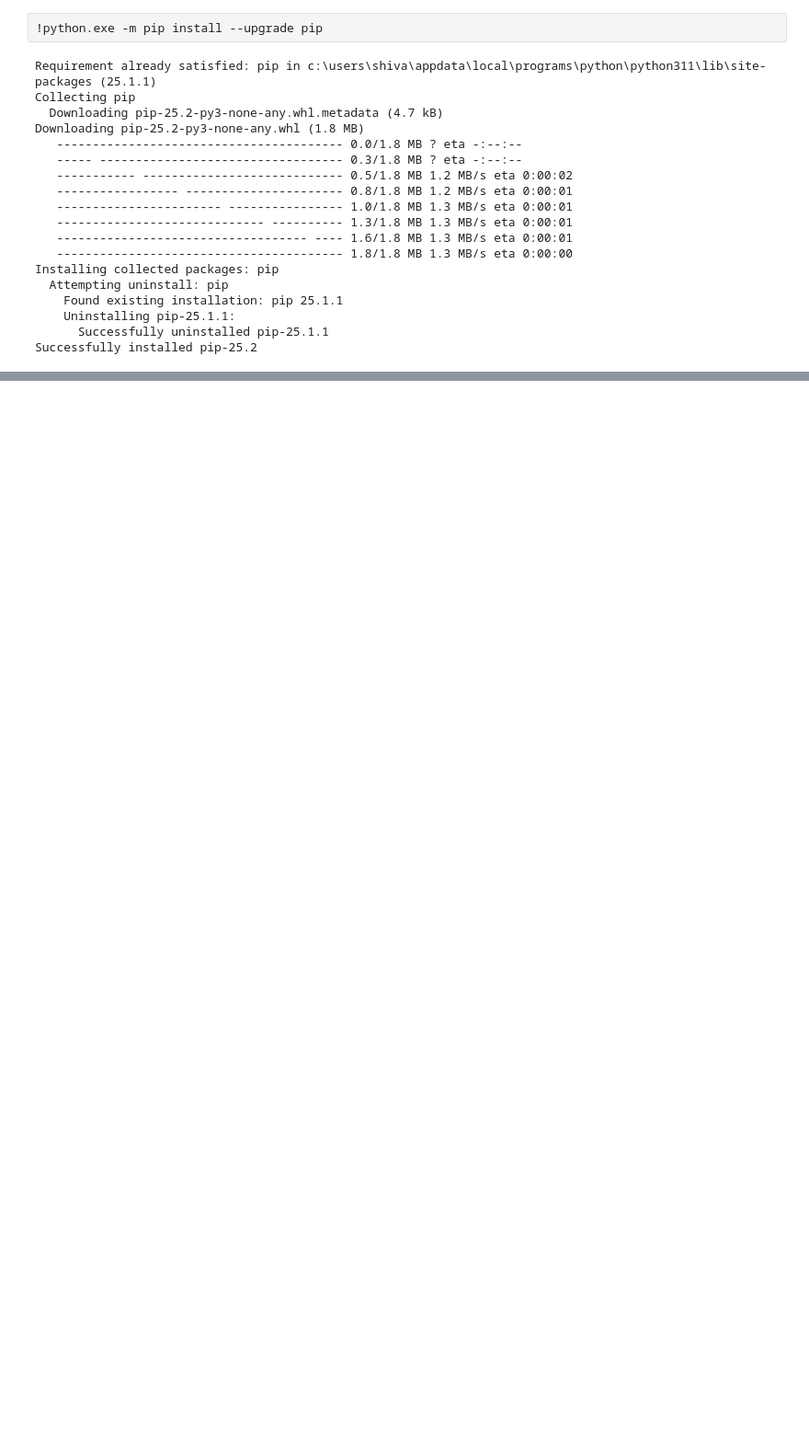
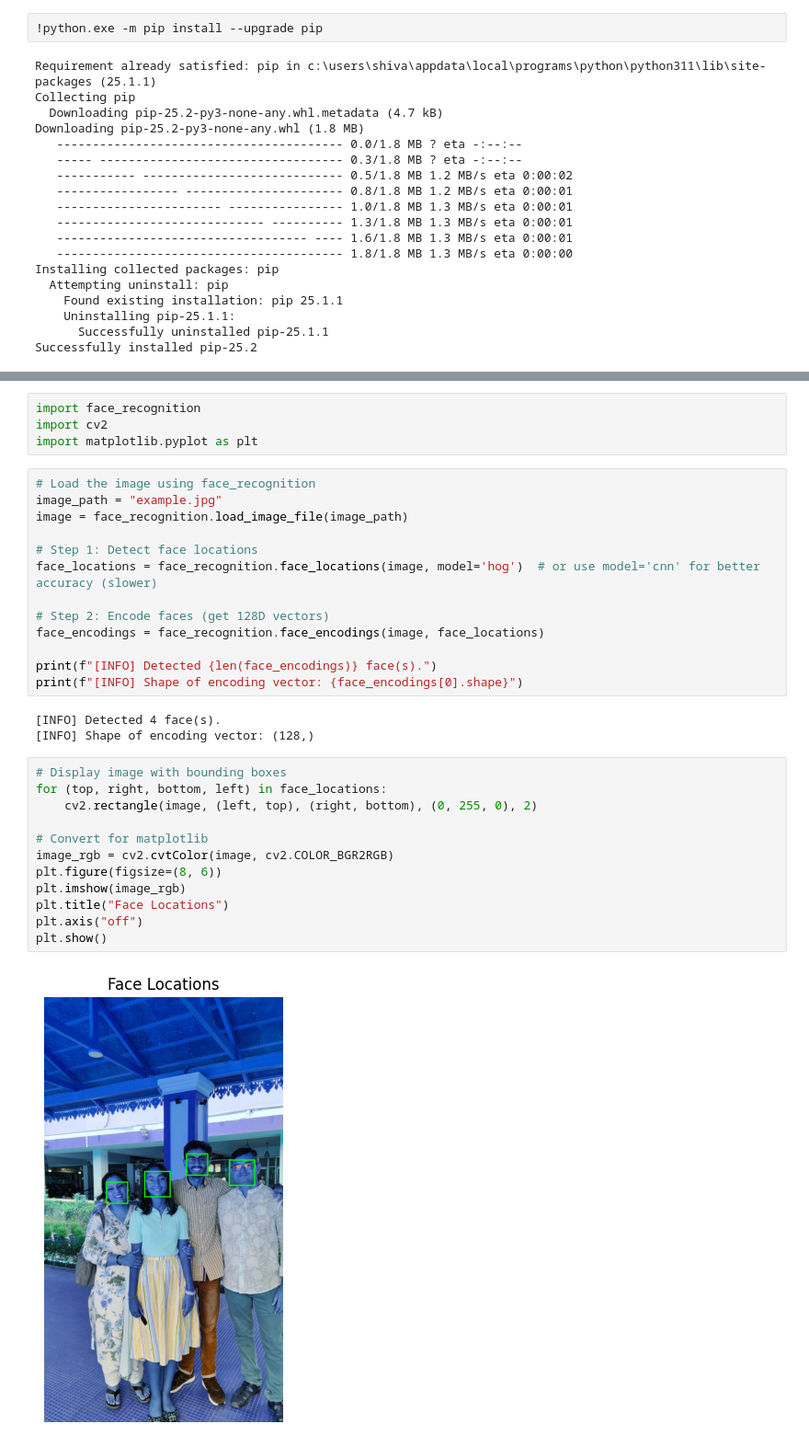
Before and after one commit to ShivamKJ1/Face-Recognition-System, a Jupyter notebook: F1.ipynb, the cells around one changed output, grey strips where cells are left out. Shown at 92% size. Drawn from its saved outputs; the diff is of its cells as text; blank space fills up the shorter version.

```diff
--- a/F1.ipynb
+++ b/F1.ipynb
@@ -32,0 +137,34 @@ Successfully installed pip-25.2
+# %%
+import face_recognition
+import cv2
+import matplotlib.pyplot as plt
+# %%
+# Load the image using face_recognition
+image_path = "example.jpg"
+image = face_recognition.load_image_file(image_path)
+
+# Step 1: Detect face locations
+face_locations = face_recognition.face_locations(image, model='hog')  # or use model='cnn' for better accuracy (slower)
+
+# Step 2: Encode faces (get 128D vectors)
+face_encodings = face_recognition.face_encodings(image, face_locations)
+
+print(f"[INFO] Detected {len(face_encodings)} face(s).")
+print(f"[INFO] Shape of encoding vector: {face_encodings[0].shape}")
+# %% [output]
+[INFO] Detected 4 face(s).
+[INFO] Shape of encoding vector: (128,)
+# %%
+# Display image with bounding boxes
+for (top, right, bottom, left) in face_locations:
+    cv2.rectangle(image, (left, top), (right, bottom), (0, 255, 0), 2)
+
+# Convert for matplotlib
+image_rgb = cv2.cvtColor(image, cv2.COLOR_BGR2RGB)
+plt.figure(figsize=(8, 6))
+plt.imshow(image_rgb)
+plt.title("Face Locations")
+plt.axis("off")
+plt.show()
+# %% [output]
+[figure, added]
```
Also changed, not shown: parts of 16 cells of this notebook, 19 other files.
